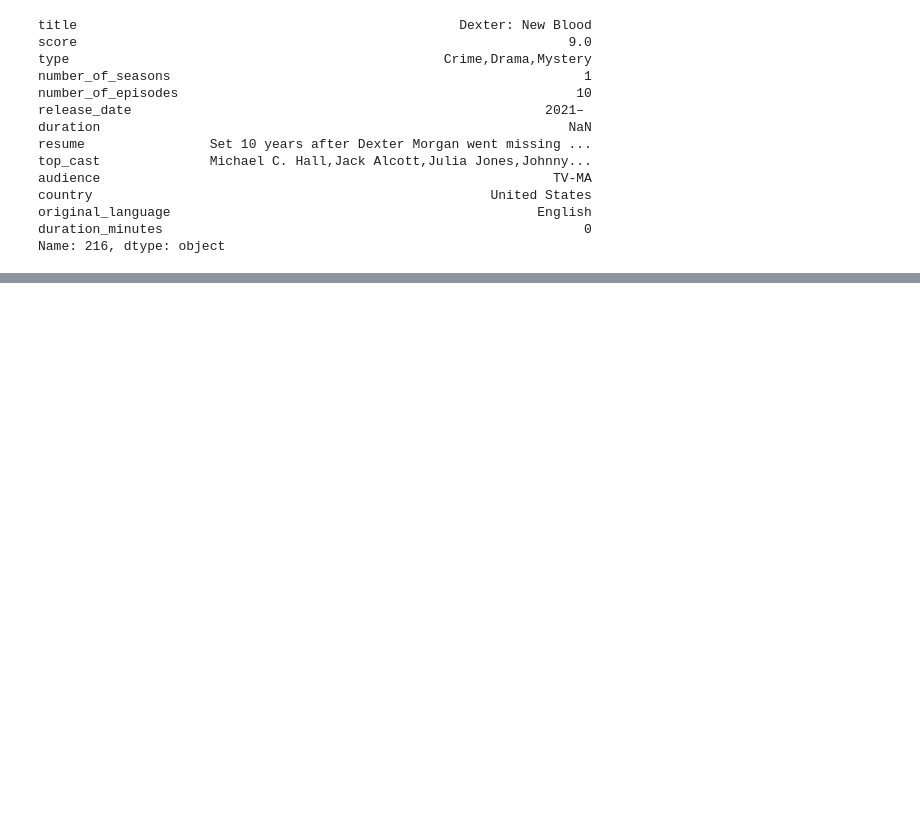
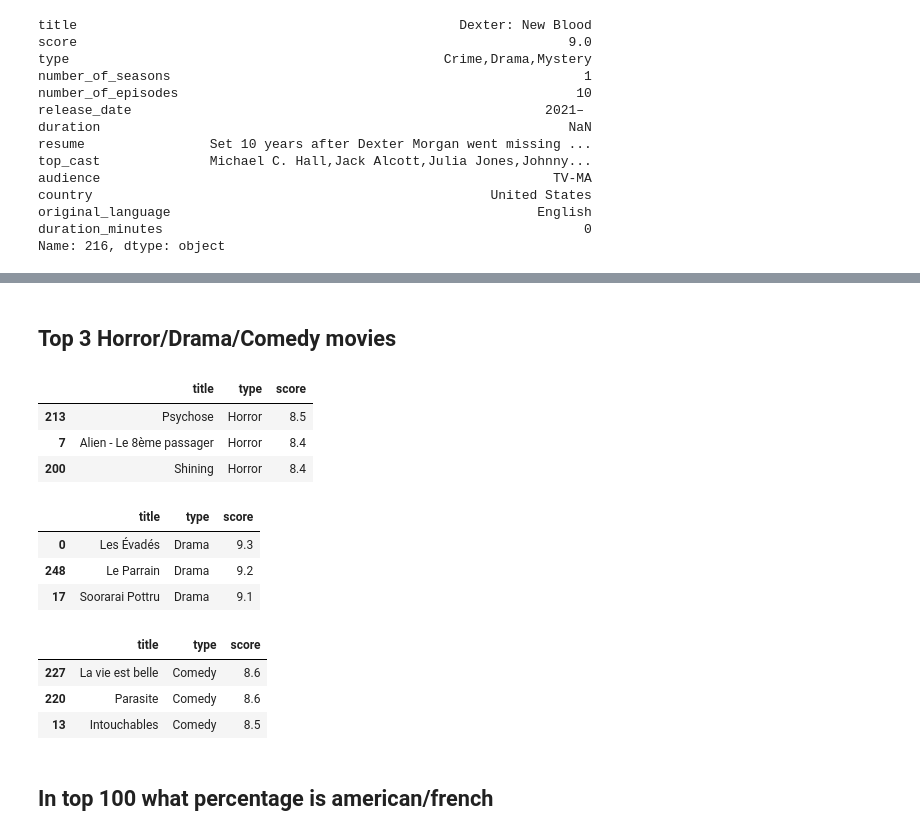
Before and after one commit to Soyda/brief-scraping-allocine, a Jupyter notebook: allocineScraping/allocineScraping/dataframe.ipynb, the cells around one changed output, grey strips where cells are left out. Drawn from its saved outputs; the diff is of its cells as text; code cells hidden in the pictures; blank space fills up the shorter version.

```diff
--- a/allocineScraping/allocineScraping/dataframe.ipynb
+++ b/allocineScraping/allocineScraping/dataframe.ipynb
@@ -188,0 +235,30 @@ Name: 216, dtype: object
+# %% [markdown]
+## Top 3 Horror/Drama/Comedy movies
+# %%
+df_movies_exploded_type = df_movies.explode('type')
+horror_mask = df_movies_exploded_type['type'] == 'Horror'
+drama_mask = df_movies_exploded_type['type'] == 'Drama'
+comedy_mask = df_movies_exploded_type['type'] == 'Comedy'
+
+df_movies_exploded_type[horror_mask].sort_values('score', ascending=False)[['title', 'type', 'score']].head(3)
+# %% [output]
+|  | title | type | score |
+| 213 | Psychose | Horror | 8.5 |
+| 7 | Alien - Le 8ème passager | Horror | 8.4 |
+| 200 | Shining | Horror | 8.4 |
+# %%
+df_movies_exploded_type[drama_mask].sort_values('score', ascending=False)[['title', 'type', 'score']].head(3)
+# %% [output]
+|  | title | type | score |
+| 0 | Les Évadés | Drama | 9.3 |
+| 248 | Le Parrain | Drama | 9.2 |
+| 17 | Soorarai Pottru | Drama | 9.1 |
+# %%
+df_movies_exploded_type[comedy_mask].sort_values('score', ascending=False)[['title', 'type', 'score']].head(3)
+# %% [output]
+|  | title | type | score |
+| 227 | La vie est belle | Comedy | 8.6 |
+| 220 | Parasite | Comedy | 8.6 |
+| 13 | Intouchables | Comedy | 8.5 |
+# %% [markdown]
+## In top 100 what percentage is american/french
```
Also changed, not shown: parts of 16 cells of this notebook, 2 other files.
